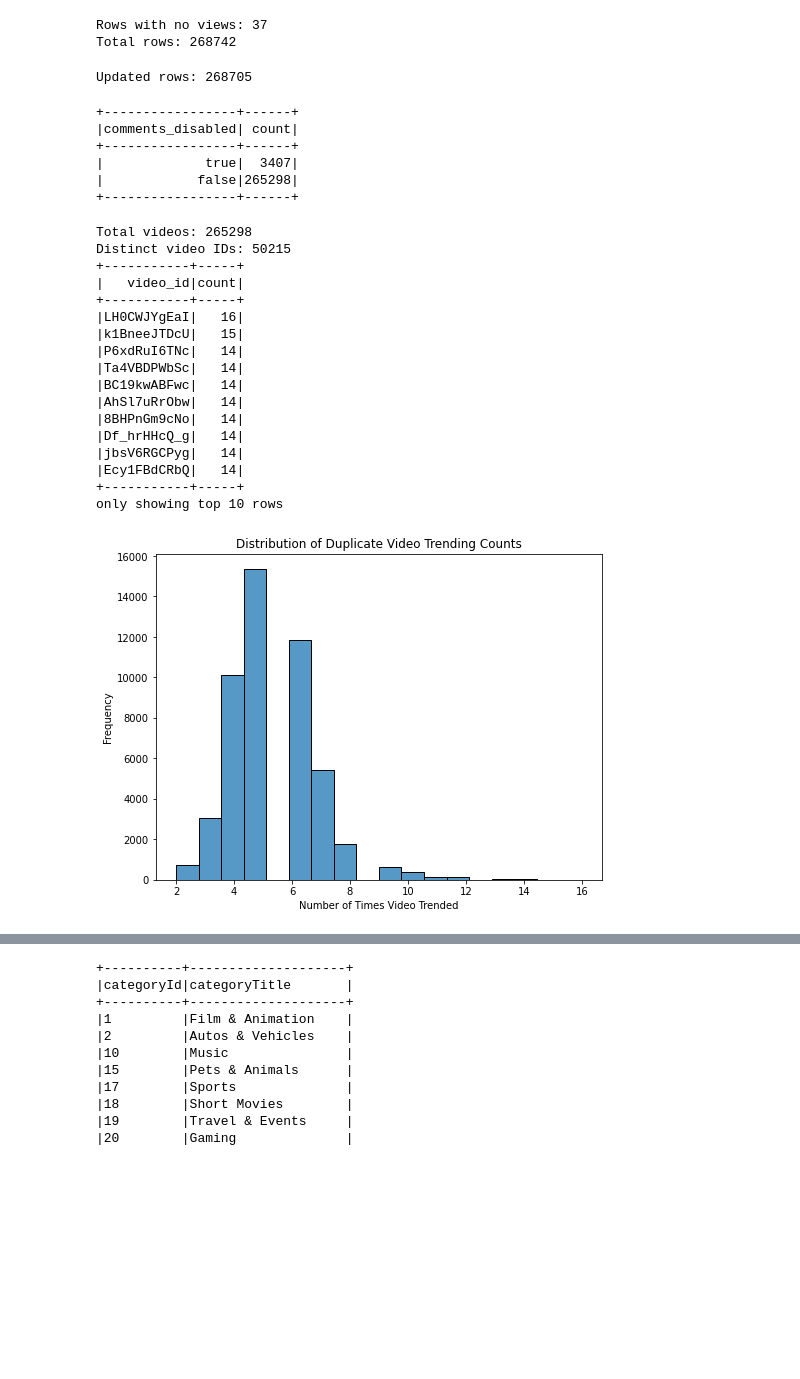
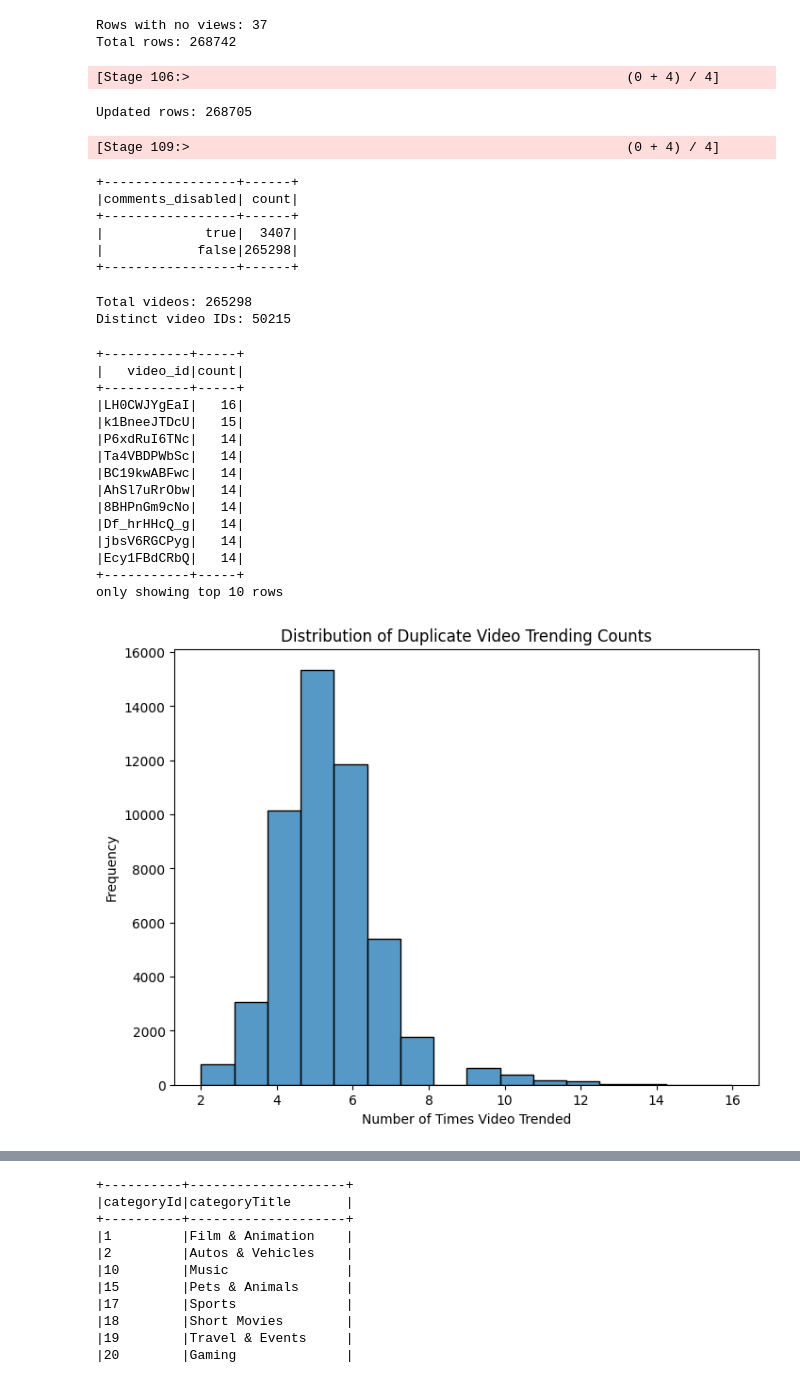
Before and after one commit to muzzy3k/YouTubeBigData, a Jupyter notebook: CA_EDA.ipynb, the cells around one changed output, grey strips where cells are left out. Saved outputs shown, nothing was run; the diff lists cells and outputs as text; code cells hidden in the pictures; blank space fills up the shorter version.

```diff
--- a/CA_EDA.ipynb
+++ b/CA_EDA.ipynb
@@ -6,10 +10,6 @@ spark = SparkSession.builder.appName('YouTube_EDA').getOrCreate()
 # %% [markdown]
 ## Canada
 # %%
-# Load the data
-import os
-current_path = os.getcwd()
-full_path = f'file://{current_path}/CA_youtube_trending_data_clean.csv'
-df = spark.read.csv(full_path, inferSchema = True, header = True)
+df = spark.read.csv('CA_youtube_trending_data_clean.csv', inferSchema = True, header = True)
 df.printSchema()
 # %% [output]
@@ -63,58 +64,60 @@ Total rows: 268742
 df = df.filter(F.col("view_count") != 0)
 print('Updated rows: ' + str(df.count()))
 # %% [output]
-Updated rows: 268705
+[Stage 106:>                                                        (0 + 4) / 4]
+Updated rows: 268705
 # %%
 df.groupBy("comments_disabled").count().show()
 
 # Filter out rows with no comments
 df = df.filter(F.col("comments_disabled") != 'true')
 # %% [output]
-+-----------------+------+
-|comments_disabled| count|
-+-----------------+------+
-|             true|  3407|
-|            false|265298|
-+-----------------+------+
+[Stage 109:>                                                        (0 + 4) / 4]
++-----------------+------+
+|comments_disabled| count|
++-----------------+------+
+|             true|  3407|
+|            false|265298|
++-----------------+------+
 # %%
 # eda for video ids, getting videos that trended most often too
 # Count total rows and distinct video IDs
 total_videos = df.count()
 distinct_videos = df.select("video_id").distinct().count()
 print("Total videos:", total_videos)
 print("Distinct video IDs:", distinct_videos)
 
 # find video_ids that occur more than once (duplicate entries)
 duplicates = df.groupBy("video_id").count().filter("count > 1").orderBy("count", ascending = False)
 duplicates.show(10)
 
 duplicates_pd = duplicates.toPandas()
 
 plt.figure(figsize=(8,6))
-sns.histplot(duplicates_pd['count'], bins=18)
+sns.histplot(duplicates_pd['count'], bins=16)
 plt.title("Distribution of Duplicate Video Trending Counts")
 plt.xlabel("Number of Times Video Trended")
 plt.ylabel("Frequency")
 plt.show()
 # %% [output]
 Total videos: 265298
 Distinct video IDs: 50215
-+-----------+-----+
-|   video_id|count|
-+-----------+-----+
-|LH0CWJYgEaI|   16|
-|k1BneeJTDcU|   15|
-|P6xdRuI6TNc|   14|
-|Ta4VBDPWbSc|   14|
-|BC19kwABFwc|   14|
-|AhSl7uRrObw|   14|
-|8BHPnGm9cNo|   14|
-|Df_hrHHcQ_g|   14|
-|jbsV6RGCPyg|   14|
-|Ecy1FBdCRbQ|   14|
-+-----------+-----+
-only showing top 10 rows
++-----------+-----+
+|   video_id|count|
++-----------+-----+
+|LH0CWJYgEaI|   16|
+|k1BneeJTDcU|   15|
+|P6xdRuI6TNc|   14|
+|Ta4VBDPWbSc|   14|
+|BC19kwABFwc|   14|
+|AhSl7uRrObw|   14|
+|8BHPnGm9cNo|   14|
+|Df_hrHHcQ_g|   14|
+|jbsV6RGCPyg|   14|
+|Ecy1FBdCRbQ|   14|
++-----------+-----+
+only showing top 10 rows
-[figure, old version]
+[figure, new version]
 # %%
 # adding title statistics and seeing statistics
 # Create a column for the length of each title (number of characters)
```
Also changed, not shown: parts of 20 cells of this notebook, 2 other files.
